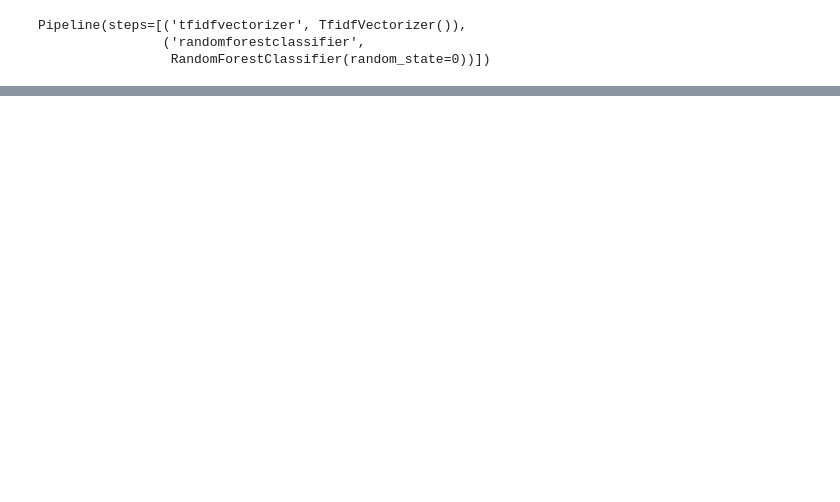
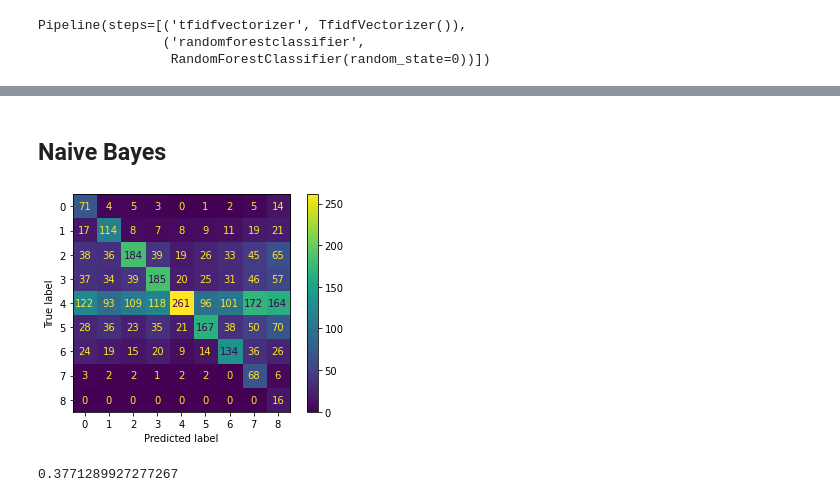
Before and after one commit to KamWithK/VirtualInternshipAnalysis, a Jupyter notebook: notebooks/tfidf.ipynb, the cells around one changed output, grey strips where cells are left out. Saved outputs shown, nothing was run; the diff lists cells and outputs as text; code cells hidden in the pictures; blank space fills up the shorter version.

```diff
--- a/notebooks/tfidf.ipynb
+++ b/notebooks/tfidf.ipynb
@@ -27,0 +55,3 @@ _, x_test, _, y_test = train_test_split(df["content"], df["OutcomeScore"], train
+# %%
+naive_bayes_clf = make_pipeline(TfidfVectorizer(), MultinomialNB())
+naive_bayes_clf.fit(x_train, y_train)
@@ -64,0 +123,10 @@ plot_confusion_matrix(text_clf, x_test, y_test);
+# %% [markdown]
+## Naive Bayes
+# %%
+f1, report = evaluate_model(naive_bayes_clf)
+# %% [output]
+[figure, added]
+# %%
+f1
+# %% [output]
+0.3771289927277267
```
Also changed, not shown: parts of 36 cells of this notebook.
